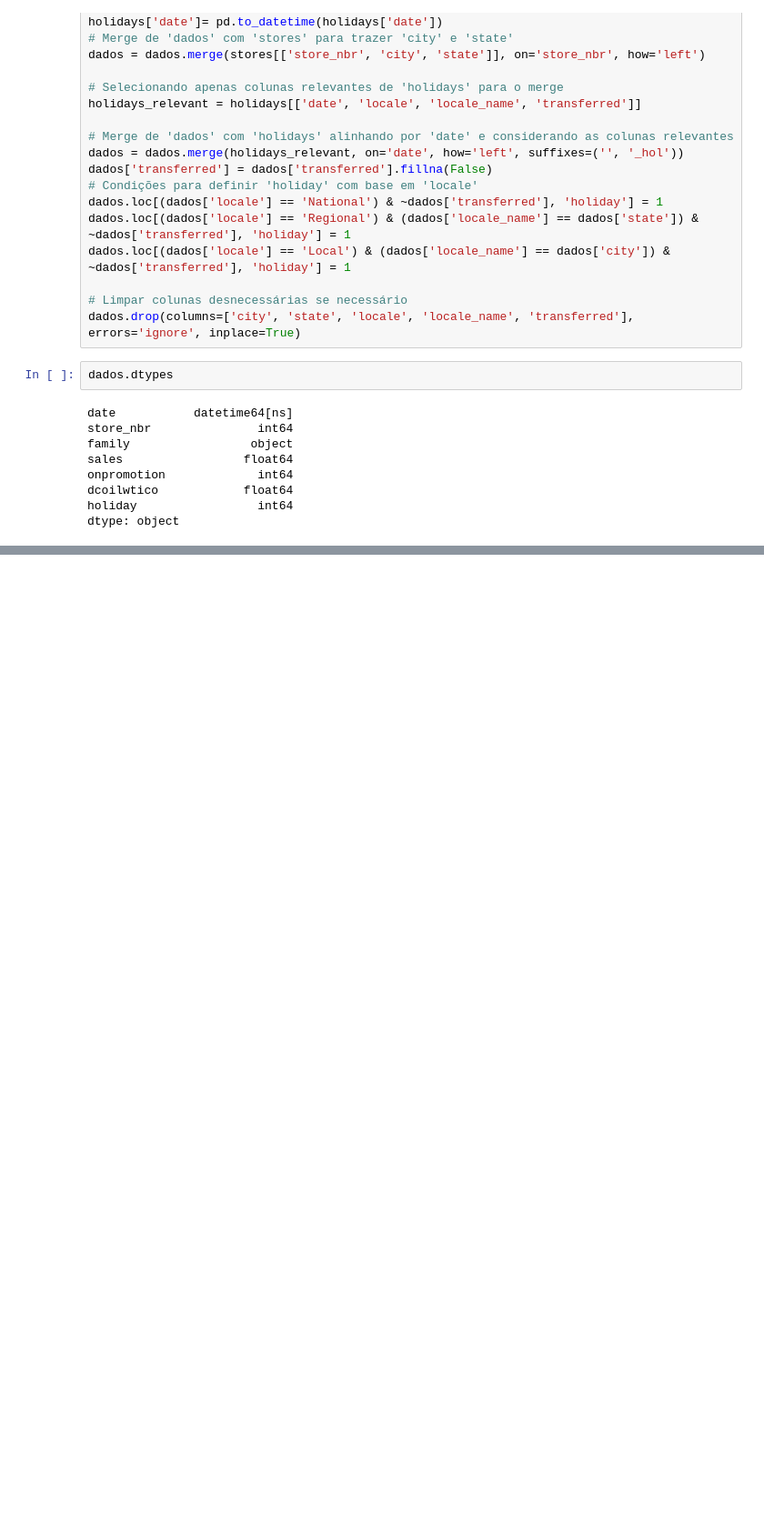
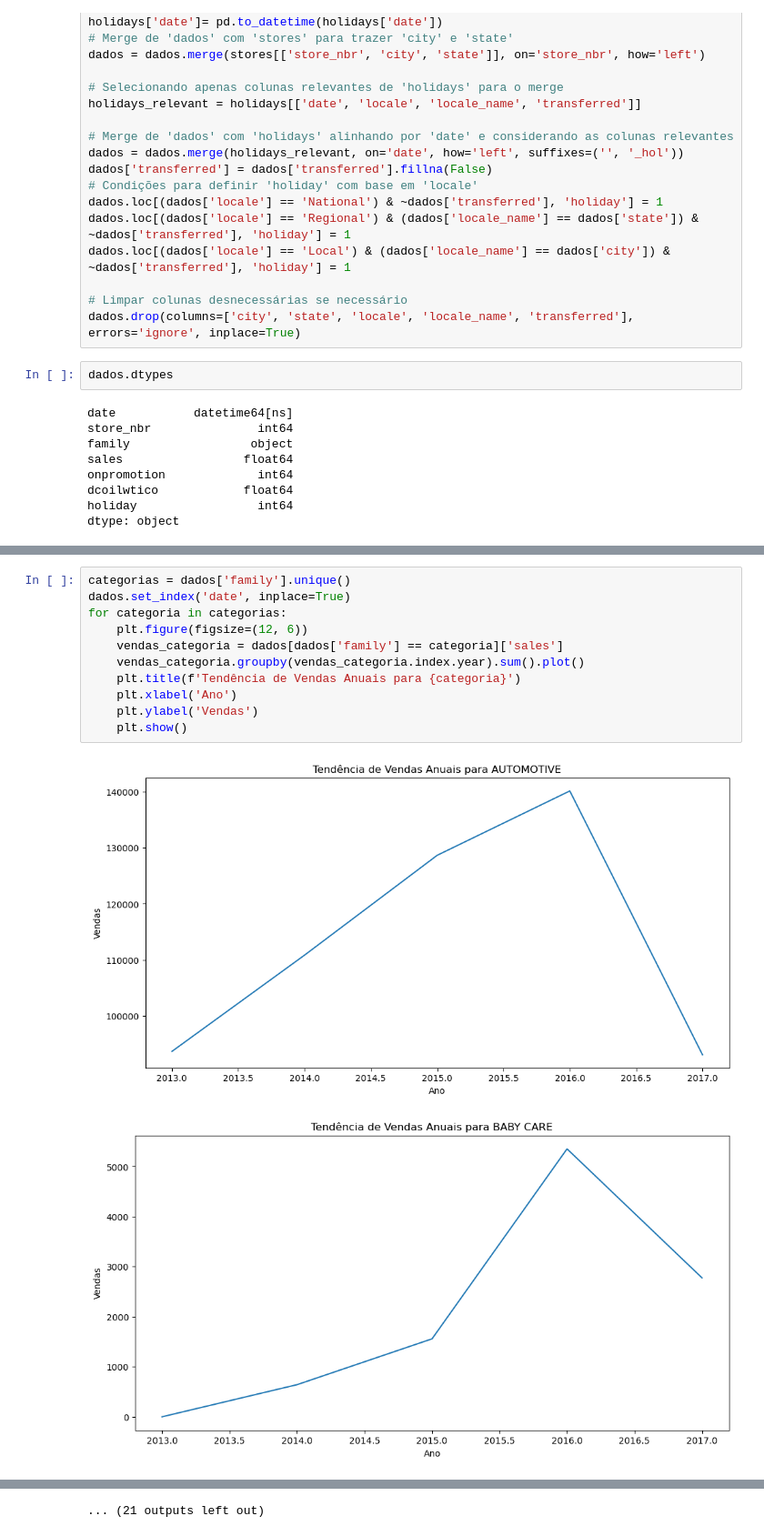
Before and after one commit to MrBarreto/DataMining, a Jupyter notebook: t2/t2.ipynb, the cells around one changed output, grey strips where cells are left out. Shown at 91% size. Saved outputs shown, nothing was run; the diff lists cells and outputs as text; blank space fills up the shorter version.

```diff
--- a/t2/t2.ipynb
+++ b/t2/t2.ipynb
@@ -197,0 +220,14 @@ dtype: object
+# %%
+categorias = dados['family'].unique()
+dados.set_index('date', inplace=True)
+for categoria in categorias:
+    plt.figure(figsize=(12, 6))
+    vendas_categoria = dados[dados['family'] == categoria]['sales']
+    vendas_categoria.groupby(vendas_categoria.index.year).sum().plot()
+    plt.title(f'Tendência de Vendas Anuais para {categoria}')
+    plt.xlabel('Ano')
+    plt.ylabel('Vendas')
+    plt.show()
+# %% [output]
+[figure, added]
+[figure, added]
@@ -197,0 +244 @@ dtype: object
+... (21 outputs left out)
```
Also changed, not shown: parts of 10 cells of this notebook.
